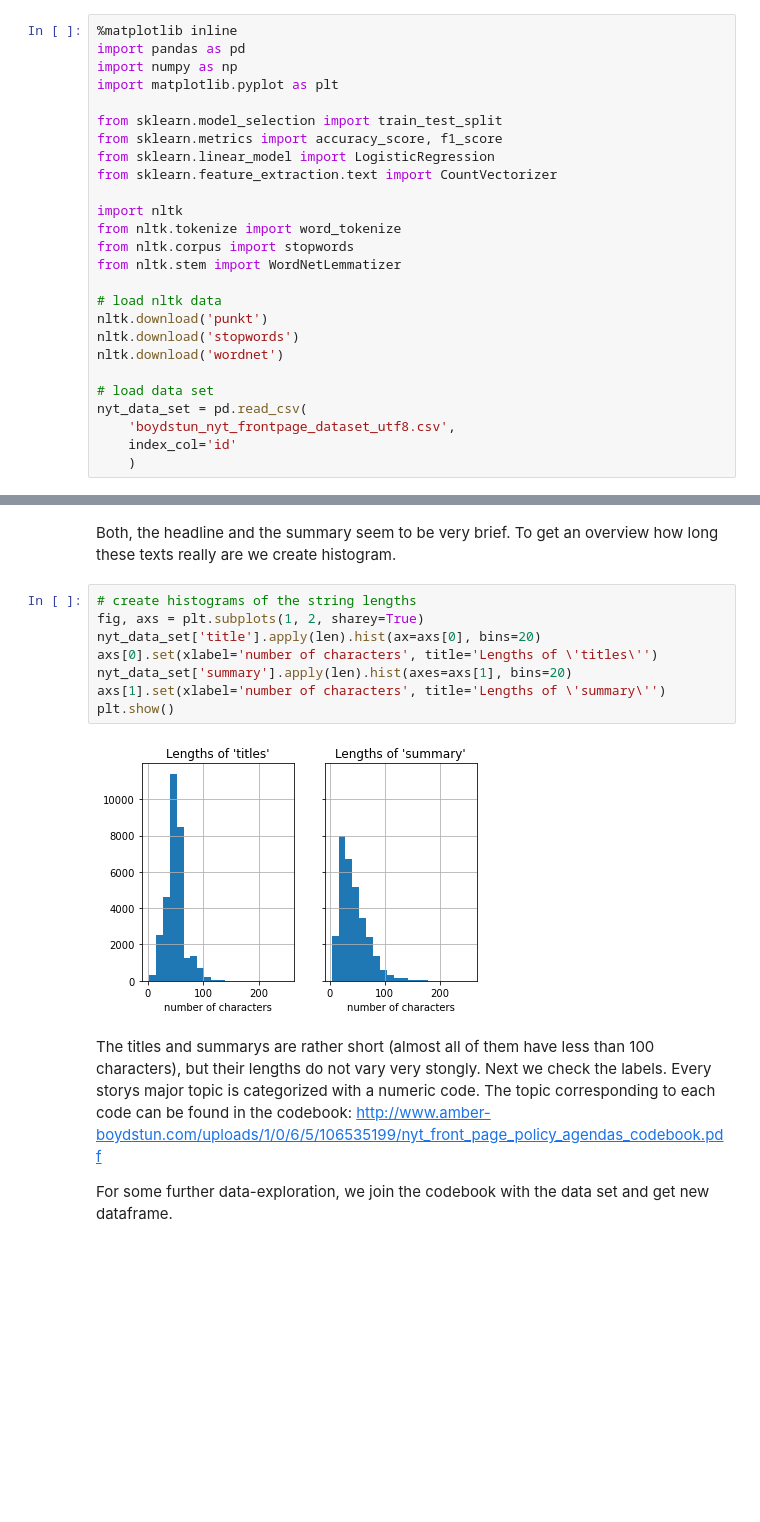
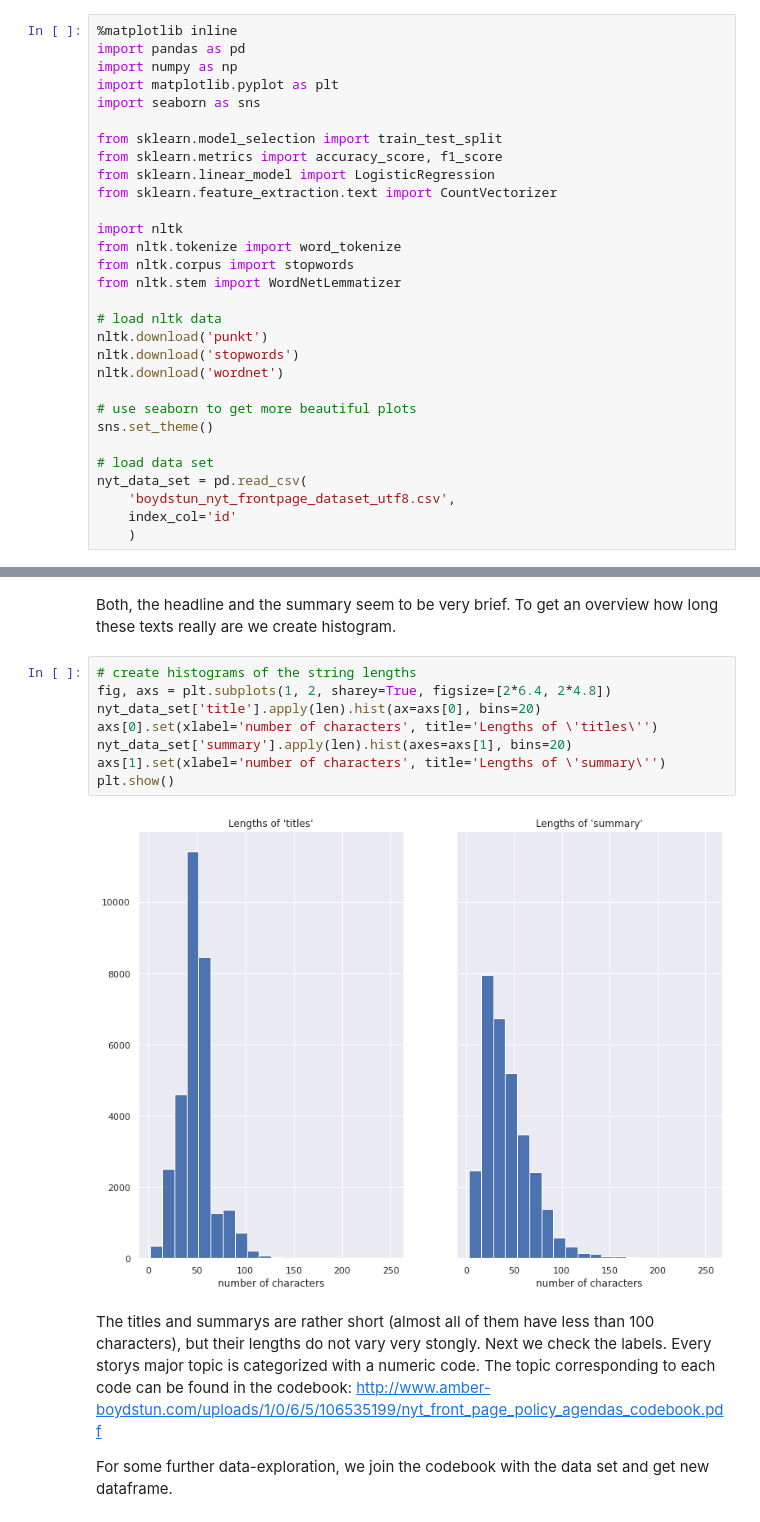
Before and after one commit to raffaelk/nlp-basics, a Jupyter notebook: topic_classification.ipynb, the cells around one changed output, grey strips where cells are left out. Drawn from its saved outputs; the diff is of its cells as text; blank space fills up the shorter version.

```diff
--- a/topic_classification.ipynb
+++ b/topic_classification.ipynb
@@ -19,6 +23,7 @@ The code for this task makes use of the following packages: scikit-learn, NLTK,
 import pandas as pd
 import numpy as np
 import matplotlib.pyplot as plt
+import seaborn as sns
 
 from sklearn.model_selection import train_test_split
 from sklearn.metrics import accuracy_score, f1_score
@@ -35,6 +40,9 @@ nltk.download('punkt')
 nltk.download('stopwords')
 nltk.download('wordnet')
 
+# use seaborn to get more beautiful plots
+sns.set_theme()
+
 # load data set
 nyt_data_set = pd.read_csv(
     'boydstun_nyt_frontpage_dataset_utf8.csv',
@@ -88,14 +96,14 @@ nyt_data_set.dropna(subset=['title', 'summary', 'majortopic'], inplace=True)
 Both, the headline and the summary seem to be very brief. To get an overview how long these texts really are we create histogram.
 # %%
 # create histograms of the string lengths
-fig, axs = plt.subplots(1, 2, sharey=True)
+fig, axs = plt.subplots(1, 2, sharey=True, figsize=[2*6.4, 2*4.8])
 nyt_data_set['title'].apply(len).hist(ax=axs[0], bins=20)
 axs[0].set(xlabel='number of characters', title='Lengths of \'titles\'')
 nyt_data_set['summary'].apply(len).hist(axes=axs[1], bins=20)
 axs[1].set(xlabel='number of characters', title='Lengths of \'summary\'')
 plt.show()
 # %% [output]
-[figure, old version]
+[figure, new version]
 # %% [markdown]
 The titles and summarys are rather short (almost all of them have less than 100 characters), but their lengths do not vary very stongly. Next we check the labels. Every storys major topic is categorized with a numeric code. The topic corresponding to each code can be found in the codebook: http://www.amber-boydstun.com/uploads/1/0/6/5/106535199/nyt_front_page_policy_agendas_codebook.pdf
 
```
Also changed, not shown: parts of 28 cells of this notebook, 1 other file.
